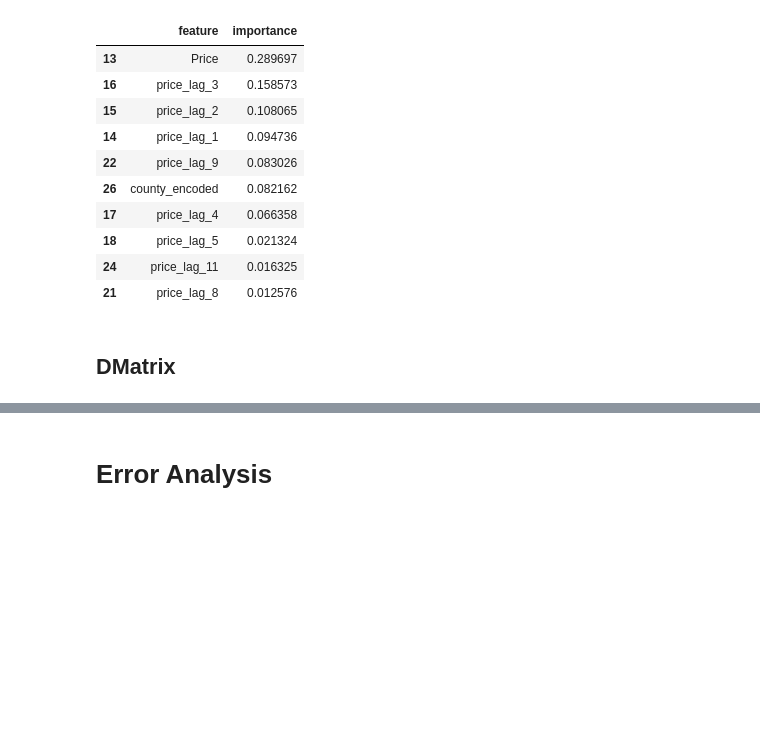
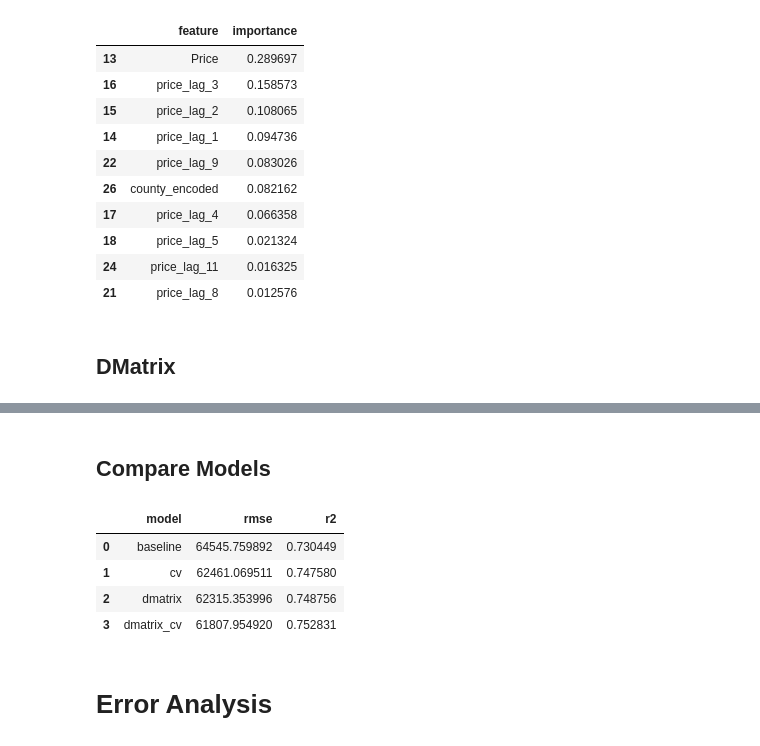
Before and after one commit to shaoqinz/ML-Notebooks, a Jupyter notebook: UKHousingPricePredict.ipynb, the cells around one changed output, grey strips where cells are left out. Saved outputs shown, nothing was run; the diff lists cells and outputs as text; code cells hidden in the pictures; blank space fills up the shorter version.

Commit message:
Add dmatrix cv

```diff
--- a/UKHousingPricePredict.ipynb
+++ b/UKHousingPricePredict.ipynb
@@ -361,0 +365,7 @@ R-squared: 0.7704086067554631
+# %%
+params = {
+    'max_depth': [4, 5],
+    'gamma': [0.01, 0.05],
+    'subsample': [0.8, 1],
+    'colsample_bynode': [0.2, 0.3]
+}
@@ -361,0 +439,2 @@ R-squared: 0.7704086067554631
+# %%
+feature_weights[X.columns.get_loc('price_lag_1')] = 2
@@ -361,0 +502,15 @@ R-squared: 0.7704086067554631
+# %%
+feature_weights = np.ones(shape=(X.shape[1],))
+# %%
+dtrain = xgb.DMatrix(X, y)
+dtrain.set_info(feature_weights=feature_weights)
+model = xgb.train(params=best_params, dtrain=dtrain)
+
+dtest = xgb.DMatrix(X_test)
+dtest.set_info(feature_weights=feature_weights)
+y_pred = model.predict(dtest)
+
+rmse_dmatrix_cv = mean_squared_error(y_test, y_pred, squared=False)
+r2_dmatrix_cv = r2_score(y_test, y_pred)
+print('RMSE:', rmse_dmatrix_cv)
+print('R-squared:', r2_dmatrix_cv)
@@ -377,3 +535,17 @@ sorted_feat_imp_dict
+# %% [markdown]
+## Compare Models
+# %%
+pd.DataFrame({
+    'model': ['baseline', 'cv', 'dmatrix', 'dmatrix_cv'],
+    'rmse': [rmse_baseline, rmse_cv, rmse_dmatrix, rmse_dmatrix_cv],
+    'r2': [r2_baseline, r2_cv, r2_dmatrix, r2_dmatrix_cv]
+})
+# %% [output]
+|  | model | rmse | r2 |
+| 0 | baseline | 64545.759892 | 0.730449 |
+| 1 | cv | 62461.069511 | 0.747580 |
+| 2 | dmatrix | 62315.353996 | 0.748756 |
+| 3 | dmatrix_cv | 61807.954920 | 0.752831 |
 # %% [markdown]
 # Error Analysis
 # %% [markdown]
```
Also changed, not shown: parts of 10 cells of this notebook.
